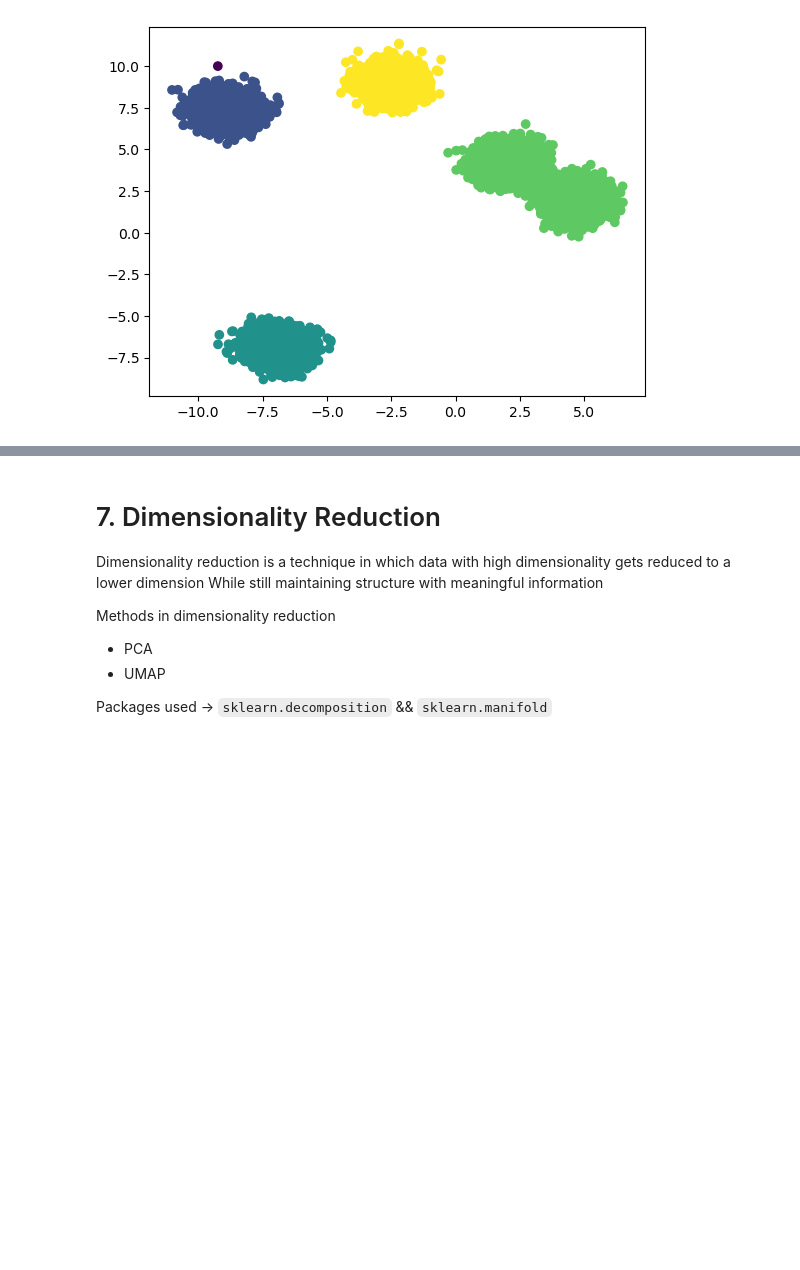
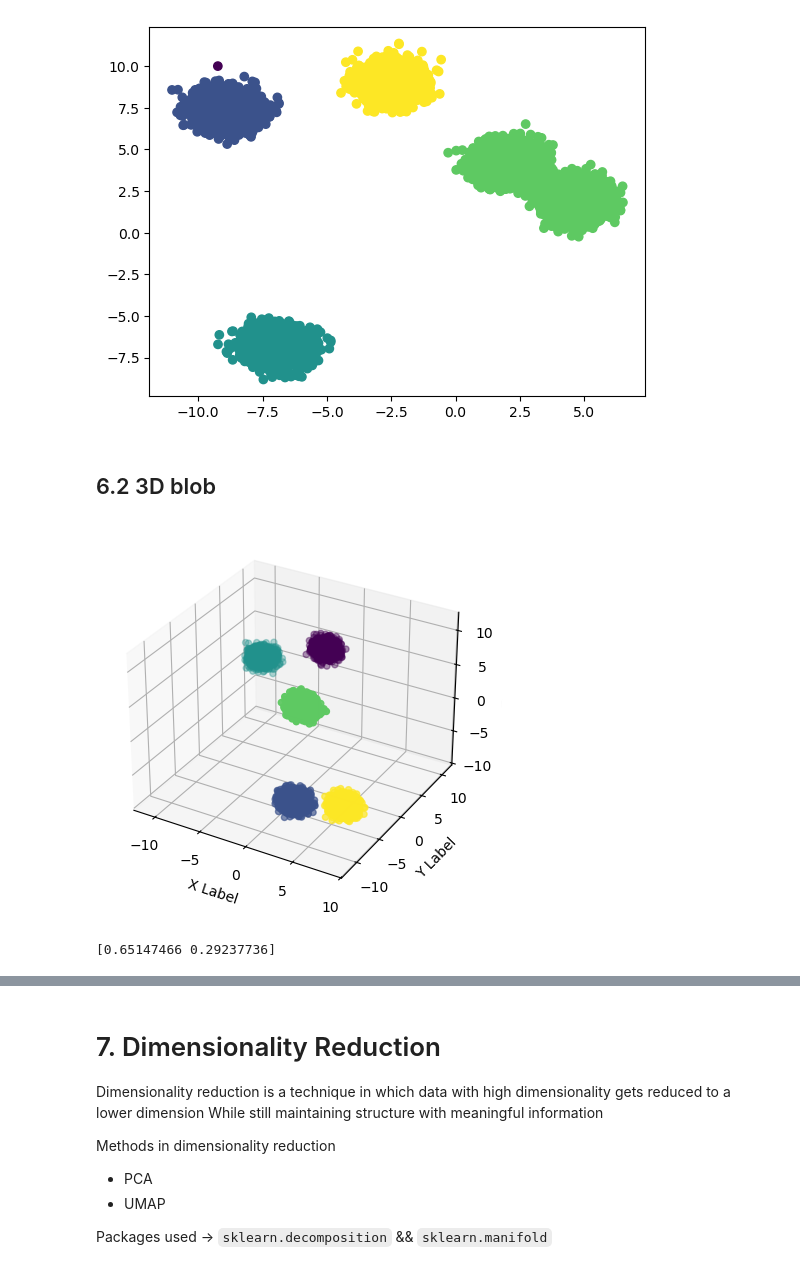
Before and after one commit to Animosius/ai-ml-projects-tools-and-experiments, a Jupyter notebook: foundational/scikit-learn/sc_learn.ipynb, the cells around one changed output, grey strips where cells are left out. Drawn from its saved outputs; the diff is of its cells as text; code cells hidden in the pictures; blank space fills up the shorter version.

Commit message:
Added pca project

```diff
--- a/foundational/scikit-learn/sc_learn.ipynb
+++ b/foundational/scikit-learn/sc_learn.ipynb
@@ -750,3 +752,5 @@ plt.scatter(X[:,0], X[:,1], c=labels)
 # %% [output]
 <matplotlib.collections.PathCollection at 0x...>
 [figure]
+# %% [markdown]
+## 6.2 3D blob
@@ -752,0 +772,51 @@ plt.scatter(X[:,0], X[:,1], c=labels)
+# %%
+X1 = X[:,0]
+X2 = X[:,1]
+X3 = X[:,2]
+# %%
+# storing our values in a dataframe
+import pandas as pd
+
+data = {
+    "X1": X1,
+    "X2": X2,
+    "X3": X3,
+    "y": y
+}
+df = pd.DataFrame(data)
+# %%
+# Visualizing data
+import matplotlib.pyplot as plt
+import numpy as np
+
+
+# Initialize figure and 3D axes
+fig = plt.figure()
+ax = fig.add_subplot(projection='3d')
+
+# Create the scatter plot
+ax.scatter(data["X1"], data["X2"], data["X3"], c=y, marker='o')
+
+# Set labels for clarity
+ax.set_xlabel('X Label')
+ax.set_ylabel('Y Label')
+ax.set_zlabel('Z Label')
+
+plt.show()
+# %% [output]
+[figure, added]
+# %%
+# Now let's apply PCA
+from sklearn.decomposition import PCA
+from sklearn.preprocessing import StandardScaler
+
+# standardize
+X_scaled = StandardScaler().fit_transform(X)
+
+# apply PCA
+pca = PCA(n_components=2)
+X_pca = pca.fit_transform(X_scaled)
+
+print(pca.explained_variance_ratio_)
+# %% [output]
+[0.65147466 0.29237736]
```
Also changed, not shown: parts of 5 cells of this notebook, 2 other files.
